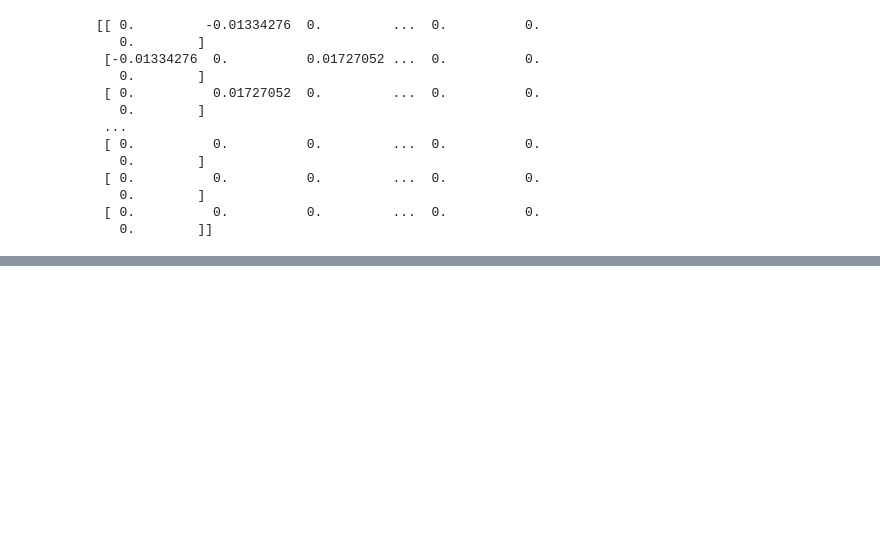
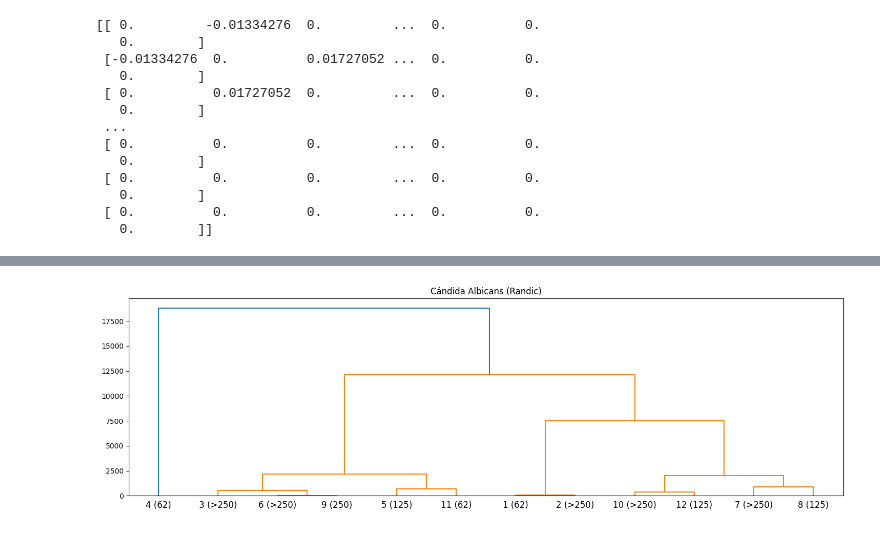
Before and after one commit to jisusP/Art-culo, a Jupyter notebook: molecula_xyz.ipynb, the cells around one changed output, grey strips where cells are left out. Cells and saved outputs as stored; diff of their text form; code cells hidden in the pictures; blank space fills up the shorter version.

```diff
--- a/molecula_xyz.ipynb
+++ b/molecula_xyz.ipynb
@@ -10,6 +10,7 @@ import py3Dmol
 from rdkit.Chem import Draw
 import numpy as np
 import pandas as pd
+import glob
 
 # Leer el archivo XYZ
 with open('quinolina1.xyz', 'r') as f:
@@ -42,7 +43,7 @@ print(indices)
 print("")
 
 #Abrir el documento con las cargas
-with open('Mulliken_1(1).txt', 'r') as f:
+with open('mulliken1.txt', 'r') as f:
     texto = f.read()
 #los parte por líneas
 lineas = texto.split('\n')
@@ -139,0 +236,21 @@ randic_L
+# %%
+import scipy.cluster.hierarchy as shc
+import matplotlib.pyplot as plt
+import numpy as np
+
+r_index = []
+for id, r in dicc_randic.items():
+    r_index.append(r[0])
+
+def randic_similarity(ri1, ri2):
+    return 1 - abs(ri1 - ri2)
+
+similarity_matrix = [[randic_similarity(ri1, ri2) for ri2 in r_index] for ri1 in r_index]
+distance_matrix = [[1 - randic_similarity(ri1, ri2) for ri2 in r_index] for ri1 in r_index]
+
+lab = ["1 (62)","2 (>250)","3 (>250)","4 (62)","5 (125)","6 (>250)","7 (>250)","8 (125)","9 (250)","10 (>250)","11 (62)","12 (125)"] #
+plt.figure(figsize=(18,5))
+plt.title("Cándida Albicans (Randic)")
+d = shc.dendrogram(shc.linkage(similarity_matrix, method = "ward"), labels = lab)
+# %% [output]
+[figure, added]
```
Also changed, not shown: parts of 3 cells of this notebook.
